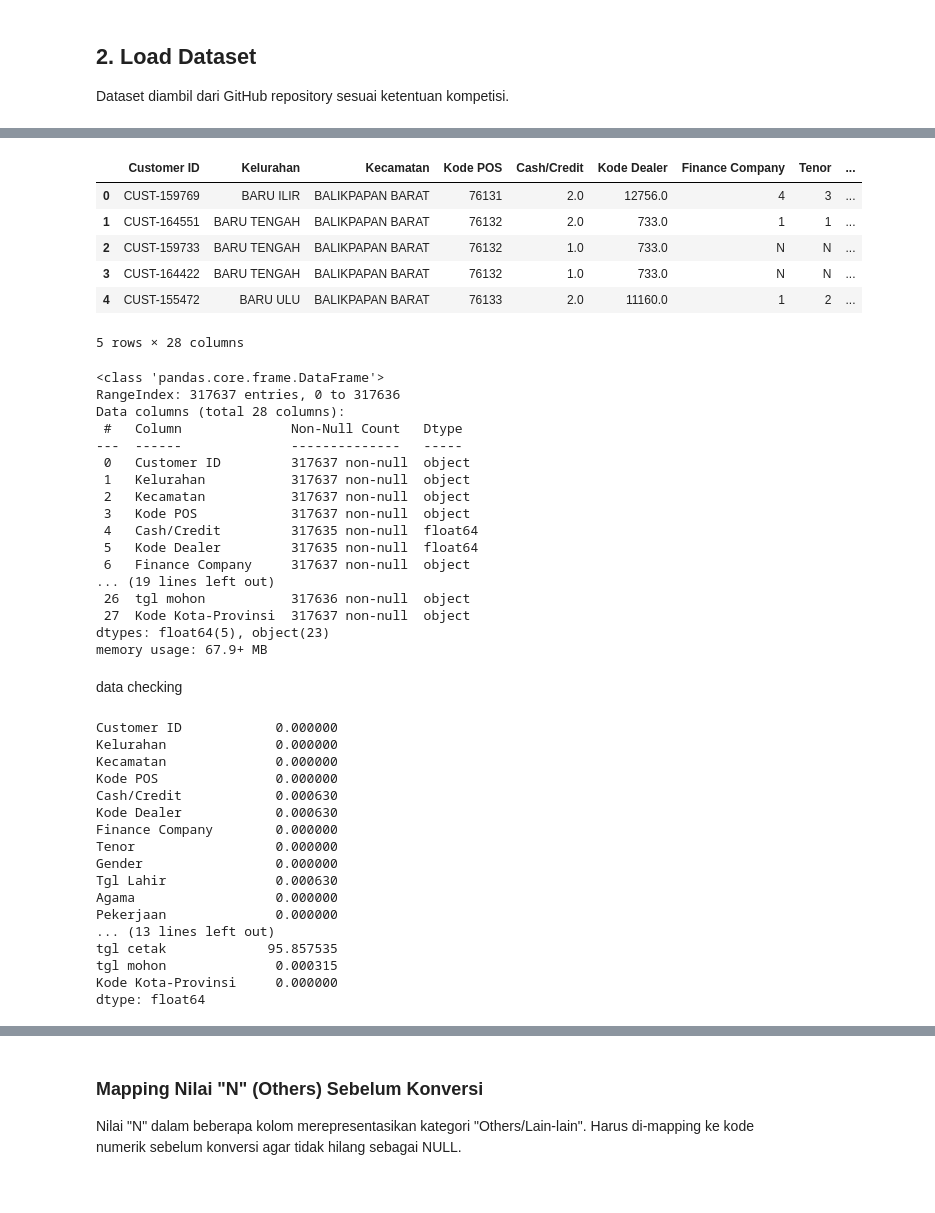
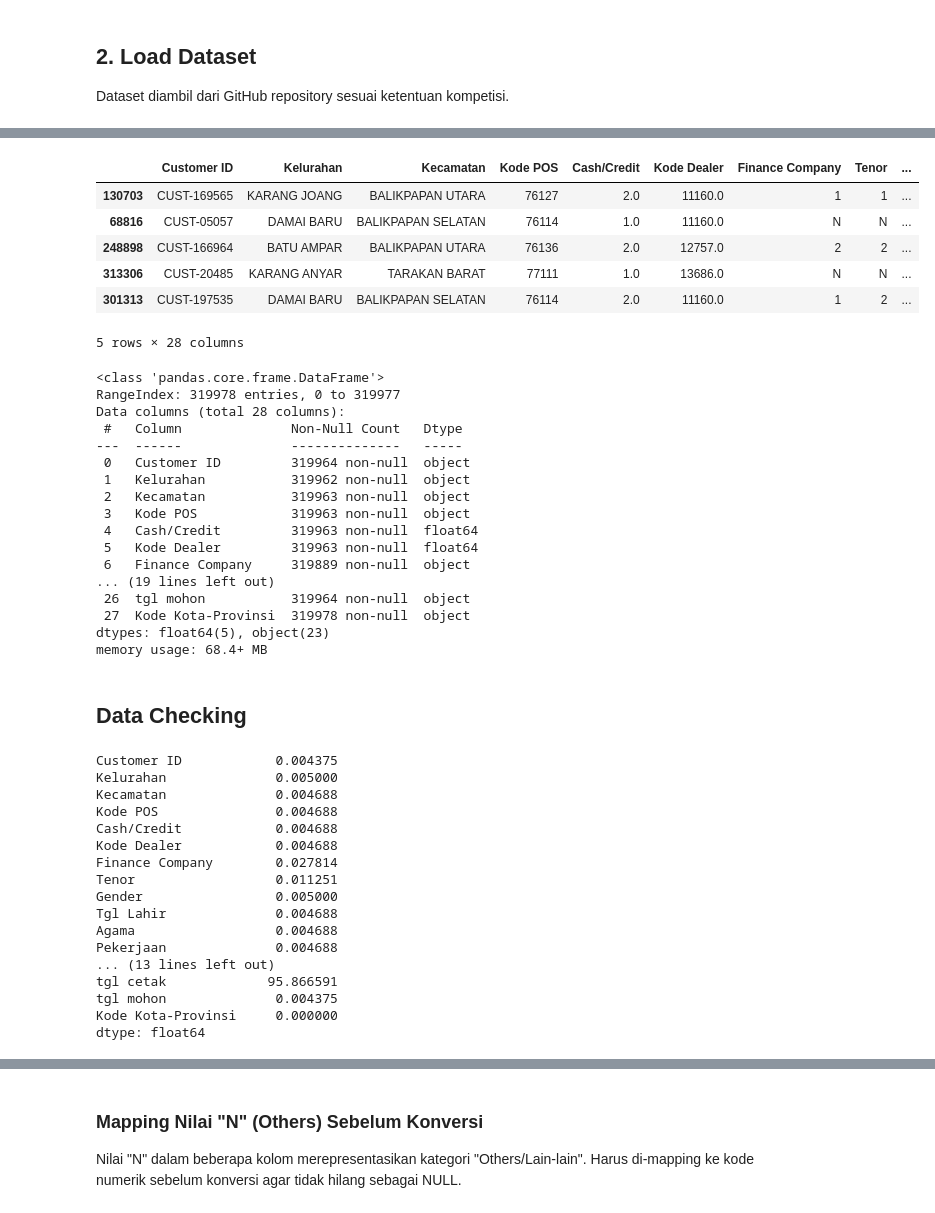
Before and after one commit to FauzanZF/UCSparc2026, a Jupyter notebook: fauzan969avere0.ipynb, the cells around one changed output, grey strips where cells are left out. Drawn from its saved outputs; the diff is of its cells as text; code cells hidden in the pictures.

```diff
--- a/fauzan969avere0.ipynb
+++ b/fauzan969avere0.ipynb
@@ -35,5 +30,7 @@ Dataset diambil dari GitHub repository sesuai ketentuan kompetisi.
 # %%
-df = pd.read_csv("../SPARC_dataset.csv")
+#Load Dataset
+url = 'https://raw.githubusercontent.com/micelll/SPARC-2026/main/SPARC_dataset.csv'
+df = pd.read_csv(url)
 df.head()
 # %% [output]
 |  | Customer ID | Kelurahan | Kecamatan | Kode POS | Cash/Credit | Kode Dealer | Finance Company | Tenor | ... |
@@ -48,55 +50,56 @@ a
 # %%
-df.head()
+df.sample(5)
 # %% [output]
 |  | Customer ID | Kelurahan | Kecamatan | Kode POS | Cash/Credit | Kode Dealer | Finance Company | Tenor | ... |
-| 0 | CUST-159769 | BARU ILIR | BALIKPAPAN BARAT | 76131 | 2.0 | 12756.0 | 4 | 3 | ... |
-| 1 | CUST-164551 | BARU TENGAH | BALIKPAPAN BARAT | 76132 | 2.0 | 733.0 | 1 | 1 | ... |
-| 2 | CUST-159733 | BARU TENGAH | BALIKPAPAN BARAT | 76132 | 1.0 | 733.0 | N | N | ... |
-| 3 | CUST-164422 | BARU TENGAH | BALIKPAPAN BARAT | 76132 | 1.0 | 733.0 | N | N | ... |
-| 4 | CUST-155472 | BARU ULU | BALIKPAPAN BARAT | 76133 | 2.0 | 11160.0 | 1 | 2 | ... |
+| 130703 | CUST-169565 | KARANG JOANG | BALIKPAPAN UTARA | 76127 | 2.0 | 11160.0 | 1 | 1 | ... |
+| 68816 | CUST-05057 | DAMAI BARU | BALIKPAPAN SELATAN | 76114 | 1.0 | 11160.0 | N | N | ... |
+| 248898 | CUST-166964 | BATU AMPAR | BALIKPAPAN UTARA | 76136 | 2.0 | 12757.0 | 2 | 2 | ... |
+| 313306 | CUST-20485 | KARANG ANYAR | TARAKAN BARAT | 77111 | 1.0 | 13686.0 | N | N | ... |
+| 301313 | CUST-197535 | DAMAI BARU | BALIKPAPAN SELATAN | 76114 | 2.0 | 11160.0 | 1 | 2 | ... |
 5 rows × 28 columns
 # %%
 # Informasi umum dataset
 df.info()
 # %% [output]
 <class 'pandas.core.frame.DataFrame'>
-RangeIndex: 317637 entries, 0 to 317636
+RangeIndex: 319978 entries, 0 to 319977
 Data columns (total 28 columns):
  #   Column              Non-Null Count   Dtype
 ---  ------              --------------   -----
- 0   Customer ID         317637 non-null  object
- 1   Kelurahan           317637 non-null  object
- 2   Kecamatan           317637 non-null  object
- 3   Kode POS            317637 non-null  object
- 4   Cash/Credit         317635 non-null  float64
- 5   Kode Dealer         317635 non-null  float64
- 6   Finance Company     317637 non-null  object
+ 0   Customer ID         319964 non-null  object
+ 1   Kelurahan           319962 non-null  object
+ 2   Kecamatan           319963 non-null  object
+ 3   Kode POS            319963 non-null  object
+ 4   Cash/Credit         319963 non-null  float64
+ 5   Kode Dealer         319963 non-null  float64
+ 6   Finance Company     319889 non-null  object
 ... (19 lines left out)
- 26  tgl mohon           317636 non-null  object
- 27  Kode Kota-Provinsi  317637 non-null  object
+ 26  tgl mohon           319964 non-null  object
+ 27  Kode Kota-Provinsi  319978 non-null  object
 dtypes: float64(5), object(23)
-memory usage: 67.9+ MB
+memory usage: 68.4+ MB
 # %% [markdown]
-data checking
+## Data Checking
 # %%
+# Cek persentase nilai yang hilang dari setiap fitur
 missing_percentage = (df.isnull().sum() / len(df)) * 100
 missing_percentage
 # %% [output]
-Customer ID            0.000000
-Kelurahan              0.000000
-Kecamatan              0.000000
-Kode POS               0.000000
-Cash/Credit            0.000630
-Kode Dealer            0.000630
-Finance Company        0.000000
-Tenor                  0.000000
-Gender                 0.000000
-Tgl Lahir              0.000630
-Agama                  0.000000
-Pekerjaan              0.000000
+Customer ID            0.004375
+Kelurahan              0.005000
+Kecamatan              0.004688
+Kode POS               0.004688
+Cash/Credit            0.004688
+Kode Dealer            0.004688
+Finance Company        0.027814
+Tenor                  0.011251
+Gender                 0.005000
+Tgl Lahir              0.004688
+Agama                  0.004688
+Pekerjaan              0.004688
 ... (13 lines left out)
-tgl cetak             95.857535
-tgl mohon              0.000315
+tgl cetak             95.866591
+tgl mohon              0.004375
 Kode Kota-Provinsi     0.000000
 dtype: float64
 # %%
```
Also changed, not shown: parts of 83 cells of this notebook.
